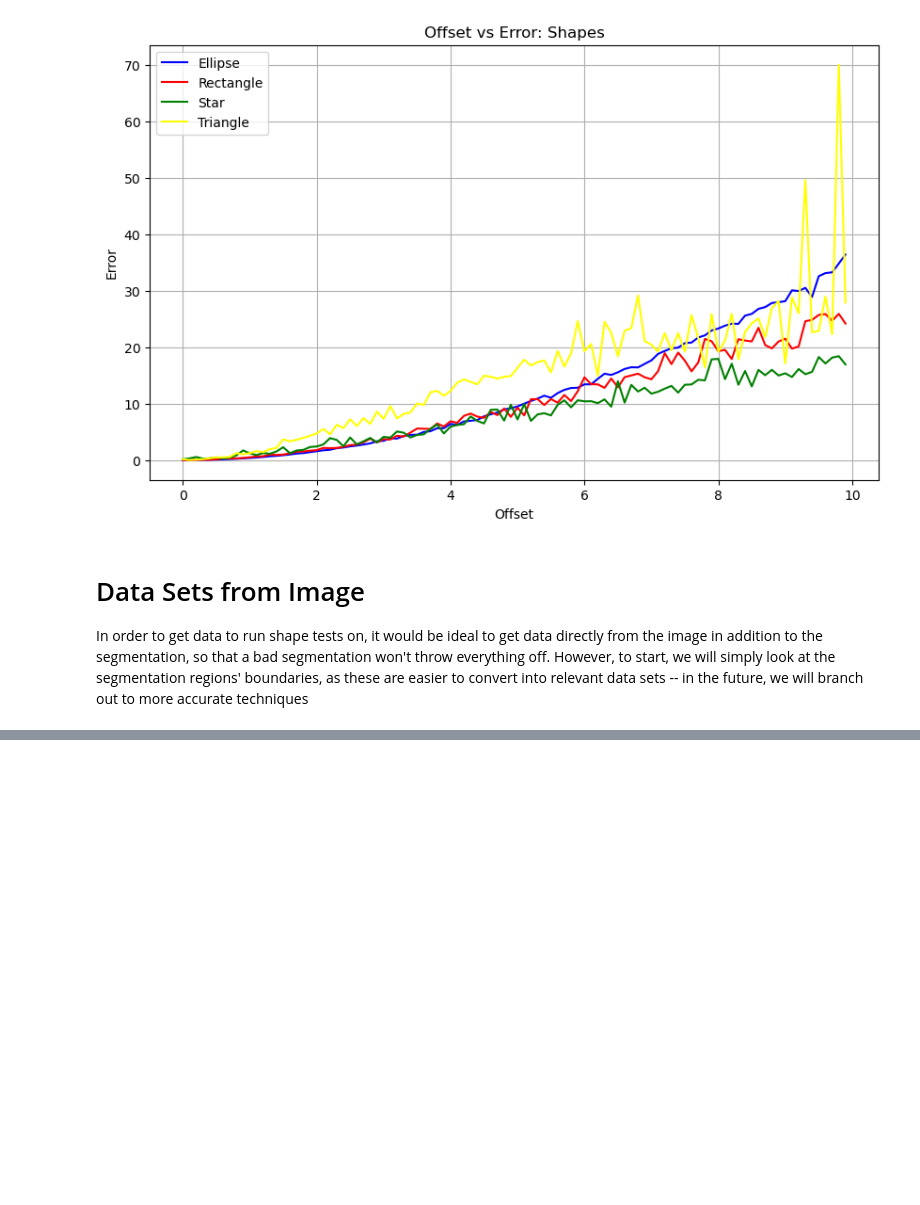
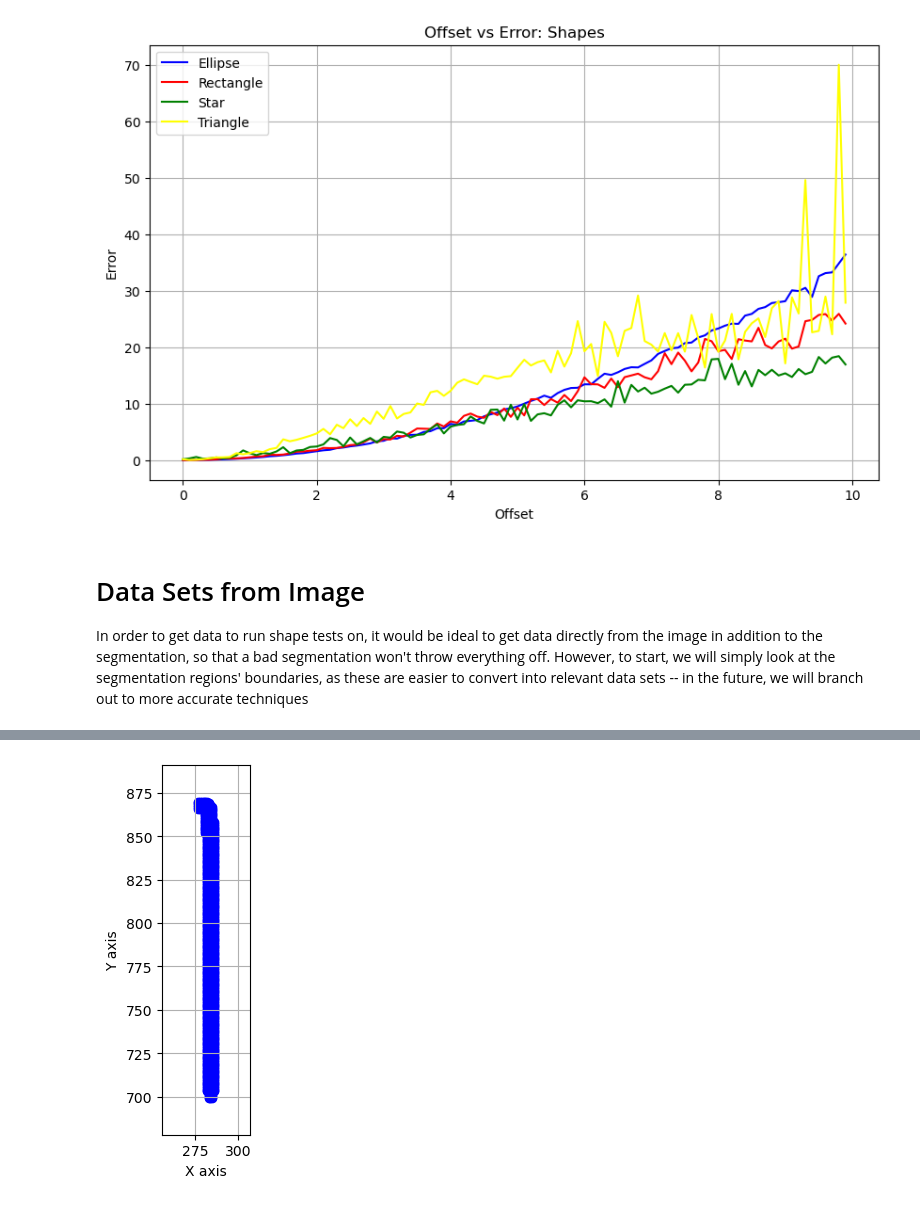
Before and after one commit to GilZaid/img2svg, a Jupyter notebook: classifier.ipynb, the cells around one changed output, grey strips where cells are left out. Drawn from its saved outputs; the diff is of its cells as text; code cells hidden in the pictures; blank space fills up the shorter version.

```diff
--- a/classifier.ipynb
+++ b/classifier.ipynb
@@ -1083,7 +1083,7 @@ def triangulate(points, buffer = 10, num_ang = 24):
 # Run trace; gets path variables and such
 %run trace.ipynb
 # %%
-# List of points fromd decomposed path
+# List of points from decomposed path
 def pts_from_decpath(decpath):
     points = []
     if len(decpath) == 0:
@@ -1111,40 +1111,70 @@ def show_region_pts(pts, buffer = 30):
     plt.ylabel('Y axis')
     plt.show()
 
-thresh = 1
-# Show some path point collections
+# Metric - eliminate small regions by calculating area
+def area(points):
+    area = 0
+    x, y = 0, 0  # Starting point
+
+    for i in range(len(points)):
+        next_point = points[(i + 1) % len(points)]
+
+        # Calculate direction
+        dirx = next_point[0] - points[i][0]
+        diry = next_point[1] - points[i][1]
+
+        # Move to next point
+        x += dirx
+        y += diry
+
+        # Update area
+        area += x * diry
+
+    return abs(area)
+
+# Threshold value - important
+thresh = 1 # Threshold for error
+min_area = 500 # Minimum area to consider
+
+# Shape tags - 0 is none, 1 is ellipse, 2 rectangle, 3 triangle (no star at the moment)
+ELLIPSE_TAG = 1
+RECTANGLE_TAG = 2
+TRIANGLE_TAG = 3
+shape_tags = np.zeros((len(plist)))
+
+# Test each path in the collection
 for i in range(len(plist)):
     points = pts_from_decpath(plist[i])
-    rect, rect_err = rectangulate(points) # 3 sec
-    center, axes, angle, ell_err = ellipsulate(points) # 0.2 sec
-    star, star_err = starulate(points) # 20 sec - SLOW
-    triangle, tri_err = triangulate(points) # 2.4 sec
-
-    if rect_err is not None: # FIX ERROR
-        if rect_err < thresh:
-            print(i)
-            show_region_pts(points, i)
-            rect_results(rect, rect_err, points)
-
-    if ell_err is not None:
-        if ell_err < thresh:
+    if area(points) > min_area:
+        center, axes, angle, ell_err = ellipsulate(points) # 0.2 sec (for all, ish) NOTE - may need to check bounding box also
+        if ell_err is not None and ell_err < 2 * thresh:
+            # Identified ellipse
+            shape_tags[i] = ELLIPSE_TAG
             print(i)
             show_region_pts(points, i)
             ellipse_results(points, center, axes, angle, ell_err)
+        else:
+            rect, rect_err = rectangulate(points) # 3 sec (for all, ish)
+            if rect_err is not None and rect_err < thresh: # FIX ERROR
+                # Identified rectangle
+                shape_tags[i] = RECTANGLE_TAG
+                print(i)
+                show_region_pts(points, i)
+                rect_results(rect, rect_err, points)
+            else:
+                triangle, tri_err = triangulate(points) # 2.4 sec (for all, ish)
+                if tri_err is not None:
+                    if tri_err < thresh:
+                        # Identified triangle
+                        shape_tags[i] = TRIANGLE_TAG
+                        print(i)
+                        show_region_pts(points, i)
+                        tri_results(triangle, tri_err, points)
 
-    if star_err is not None:
-        if star_err < thresh: # ISSUE: star almost never fits -- probably should not use, rare shape anyway
-            print(i)
-            show_region_pts(points, i)
-            star_results(star, star_err, points)
-
-    if tri_err is not None:
-        if tri_err < thresh:
-            print(i)
-            show_region_pts(points, i)
-            tri_results(triangle, tri_err, points)
-
-
-# TO DO: SLOW right now, need to speed up - can consider fewer points (just polygon points), use metric to throw most out
-# Triangle is broken right now - need to ensure that it is within a certain bounding box of the points plus small buffer, else discard (easy)
-# Ellipse error is insanely high, should be fixed - also, we encounter bad values in sqrts, add error handling
+        # star, star_err = starulate(points) # 20 sec - SLOW
+        # if star_err is not None:
+        #     if star_err < thresh: # ISSUE: star almost never fits -- probably should not use, rare shape anyway
+        #         print(i)
+        #         show_region_pts(points, i)
+        #         star_results(star, star_err, points)
+# %% [output]
@@ -1150,0 +1182 @@ for i in range(len(plist)):
+[figure, added]
```
Also changed, not shown: parts of 2 cells of this notebook.
